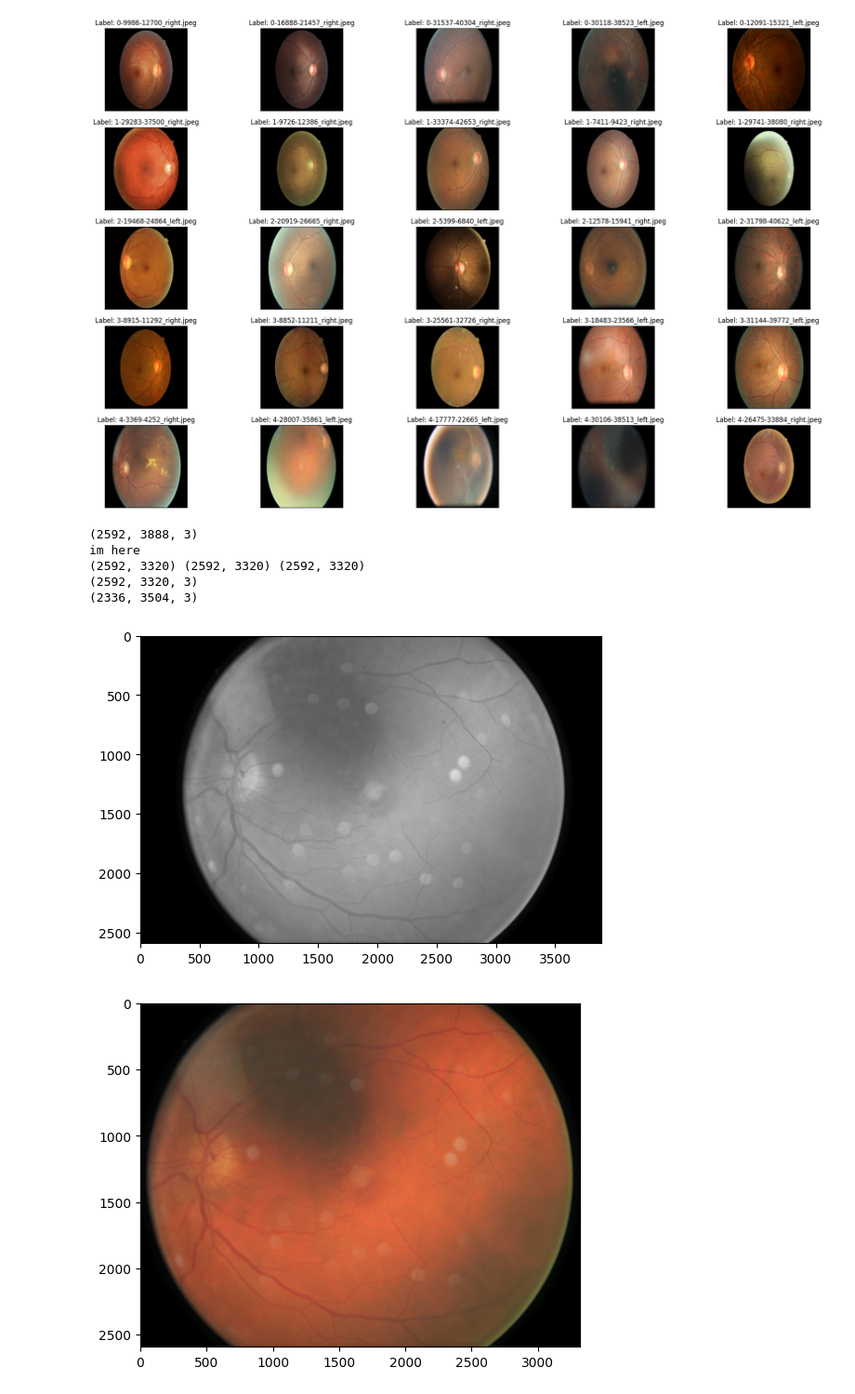
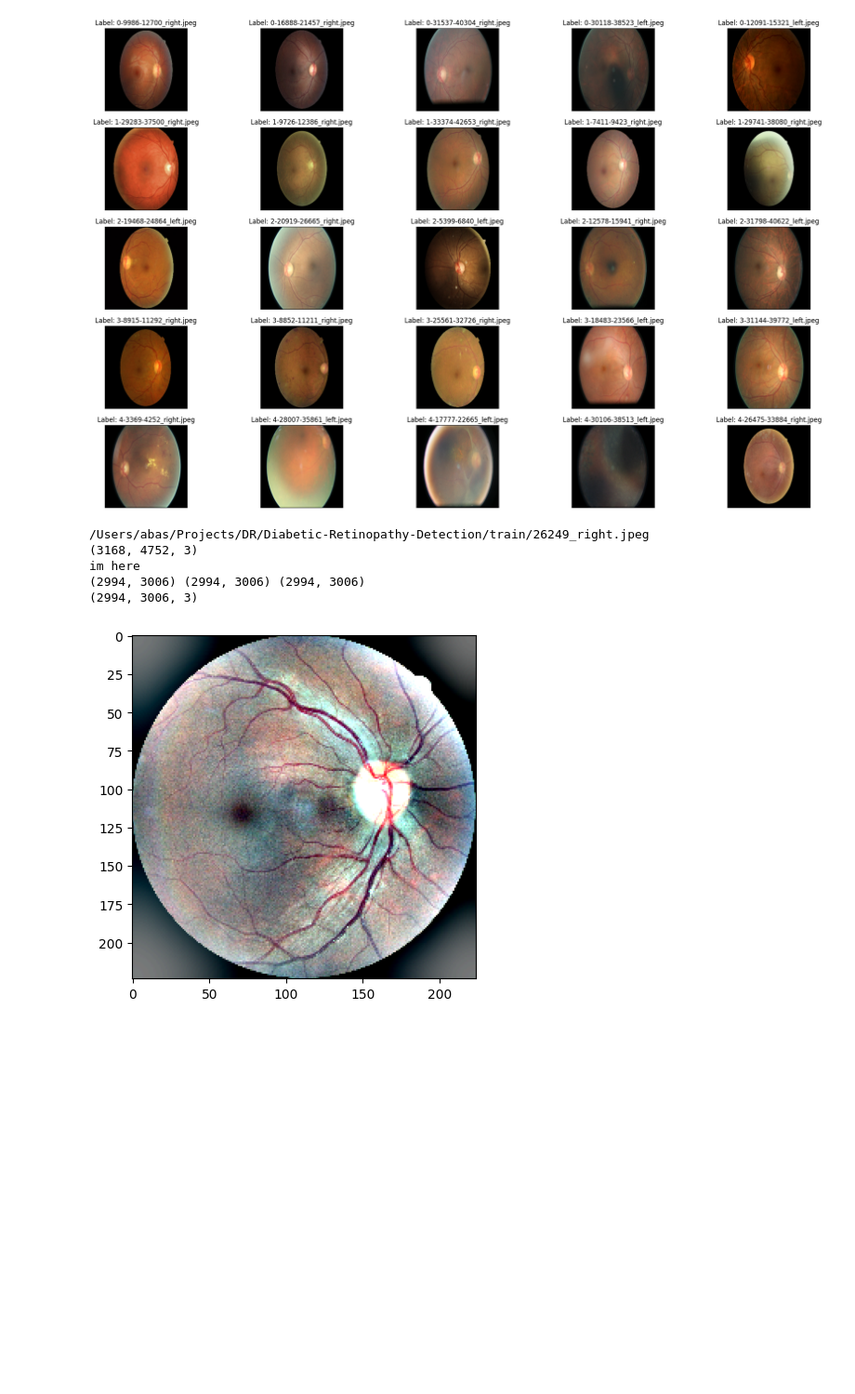
Before and after one commit to Ajama0/Diabetic-Retinopathy-Detection, a Jupyter notebook: Notebooks/data_exploration.ipynb, the cells around one changed output. Shown at 93% size. Drawn from its saved outputs; the diff is of its cells as text; code cells hidden in the pictures; blank space fills up the shorter version.

Commit message:
add a gaussian blur to the image and a weighted function

```diff
--- a/Notebooks/data_exploration.ipynb
+++ b/Notebooks/data_exploration.ipynb
@@ -622,16 +622,16 @@ for class_id in sorted(dev_df["level"].unique()):
 # %% [output]
 [figure]
 # %%
-def crop_image(image, tolerance):
+def crop_image(img, tolerance):
     flag_images = []
-    img = cv2.imread(image)
-    #img = cv2.resize(img, (224,224))
     """
     we return a boolean mask that returns 1,0 (T/F) for every pixel value that is greater or less than the tolerance
     the mask.any(1) returns a 1d boolean array that sets the row to true, if that row consists of a single pixel value that is greater than tol
     this way we dont delete any informative features. Only fully black rows and columns are deleted
 
     for rgb we need to crop each channel indivdually and stack them together
+
+    we can also opt to use a circular crop
     """
     print(img.shape)
     if img.ndim == 2:
@@ -641,10 +641,13 @@ def crop_image(image, tolerance):
 
     elif img.ndim == 3:
         print("im here")
-        gray_img = cv2.cvtColor(cv2.imread(image), cv2.COLOR_RGB2GRAY)
+
+        gray_img = cv2.cvtColor(img, cv2.COLOR_RGB2GRAY)
         # now for the coloured image we can return that boolean mask, returning to us a 2d spatial dimenstion of 1&0
         mask = gray_img > tolerance
         #we check if the image is fully black, if all rows are 0, meaning we didnt select any row from the mask, then return the image
+
+
         check_shape = img[:,:,0][np.ix_(mask.any(1), mask.any(0))].shape[0]
         if(check_shape==0):
             flag_images.append(image)
@@ -666,29 +669,47 @@ def crop_image(image, tolerance):
 
 
 
-cropped_img = crop_image(os.path.join(path,dev_df.iloc[2]["image"]), tolerance=7)
+# cropped_img = crop_image(os.path.join(path,dev_df.iloc[6]["image"]), tolerance=9)
 
-before_crop = os.path.join(path,dev_df.iloc[2]["image"])
+# before_crop = os.path.join(path,dev_df.iloc[6]["image"])
 
-#the image is actually an rgb
-is_sample_coloured = os.path.join(path,dev_df.iloc[0]["image"])
-print(cv2.imread(is_sample_coloured).shape)
+# #the image is actually an rgb
+# is_sample_coloured = os.path.join(path,dev_df.iloc[0]["image"])
+# print(cv2.imread(is_sample_coloured).shape)
 
 
 
-before_crop = cv2.cvtColor(cv2.imread(before_crop), cv2.COLOR_RGB2GRAY)
-cv2.resize(before_crop, (224,224))
-plt.imshow(before_crop, cmap="gray")
-plt.show()
+# before_crop = cv2.cvtColor(cv2.imread(before_crop), cv2.COLOR_RGB2GRAY)
+# cv2.resize(before_crop, (224,224))
+# plt.imshow(before_crop, cmap="gray")
+# plt.show()
 
-cropped_img_rgb = cv2.cvtColor(cropped_img, cv2.COLOR_BGR2RGB)
-plt.imshow(cropped_img_rgb)
-plt.show()
+# cropped_img_rgb = cv2.cvtColor(cropped_img, cv2.COLOR_BGR2RGB)
+# plt.imshow(cropped_img_rgb)
+# plt.show()
-# %% [output]
-(2592, 3888, 3)
-im here
-(2592, 3320) (2592, 3320) (2592, 3320)
-(2592, 3320, 3)
-(2336, 3504, 3)
-[figure, removed]
-[figure, removed]
+# %%
+"""
+As seen from the images above some of the features are not showing as much as we'd like. we can enhance the features like making the blood vessels
+appear clearer by applying filtering
+"""
+
+
+def fundus_contrast_enhancement(img_loc,resize ,sigmaX):
+    image = cv2.imread(img_loc)
+    image = cv2.cvtColor(image, cv2.COLOR_BGR2RGB)
+    image = crop_image(image,tolerance=30)
+    image = cv2.resize(image, (resize,resize))
+    image=cv2.addWeighted (image,4, cv2.GaussianBlur( image , (0,0) , sigmaX) ,-4 ,128)
+    return image
+
+img_loc = os.path.join(path,dev_df.iloc[340]["image"])
+print(img_loc)
+plt.imshow(fundus_contrast_enhancement(img_loc,resize=224, sigmaX=20))
+plt.show()
+# %% [output]
+/Users/abas/Projects/DR/Diabetic-Retinopathy-Detection/train/26249_right.jpeg
+(3168, 4752, 3)
+im here
+(2994, 3006) (2994, 3006) (2994, 3006)
+(2994, 3006, 3)
+[figure, added]
```
